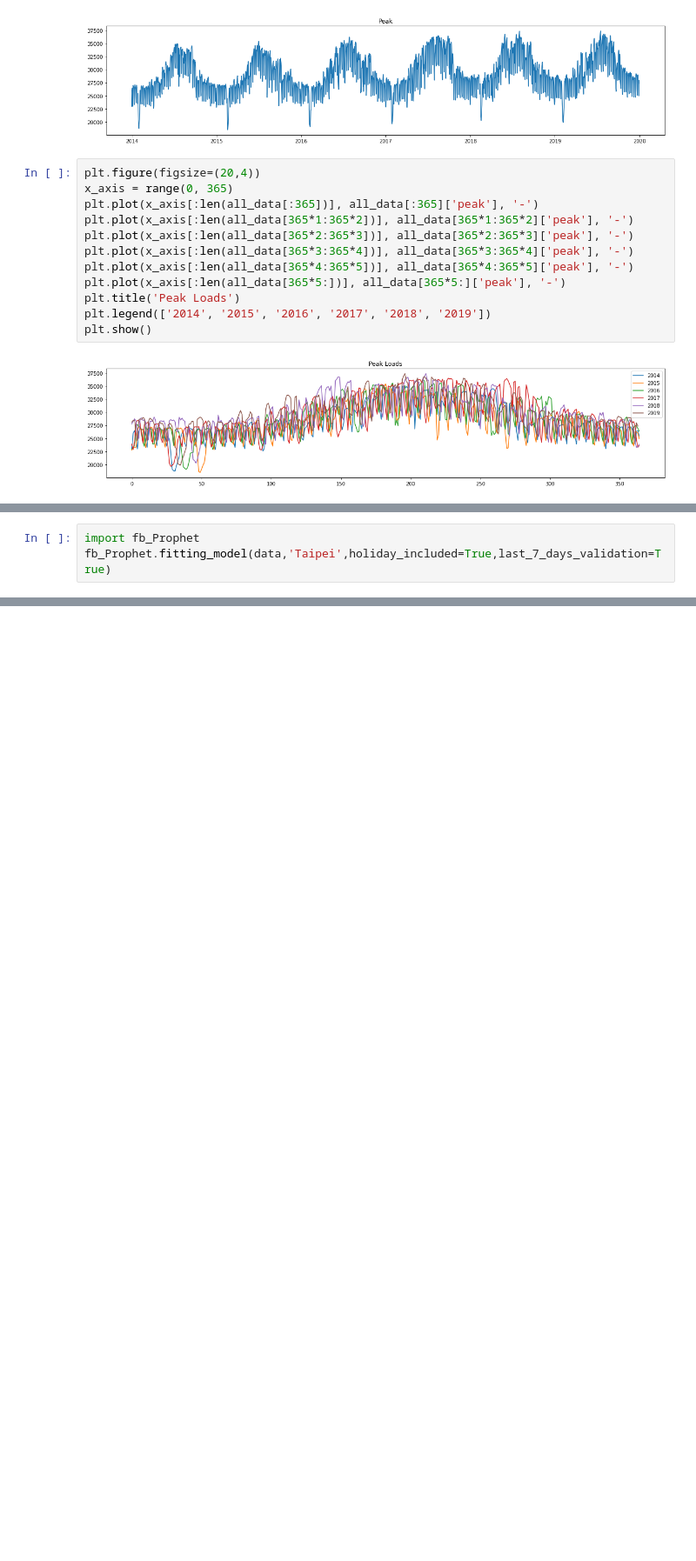
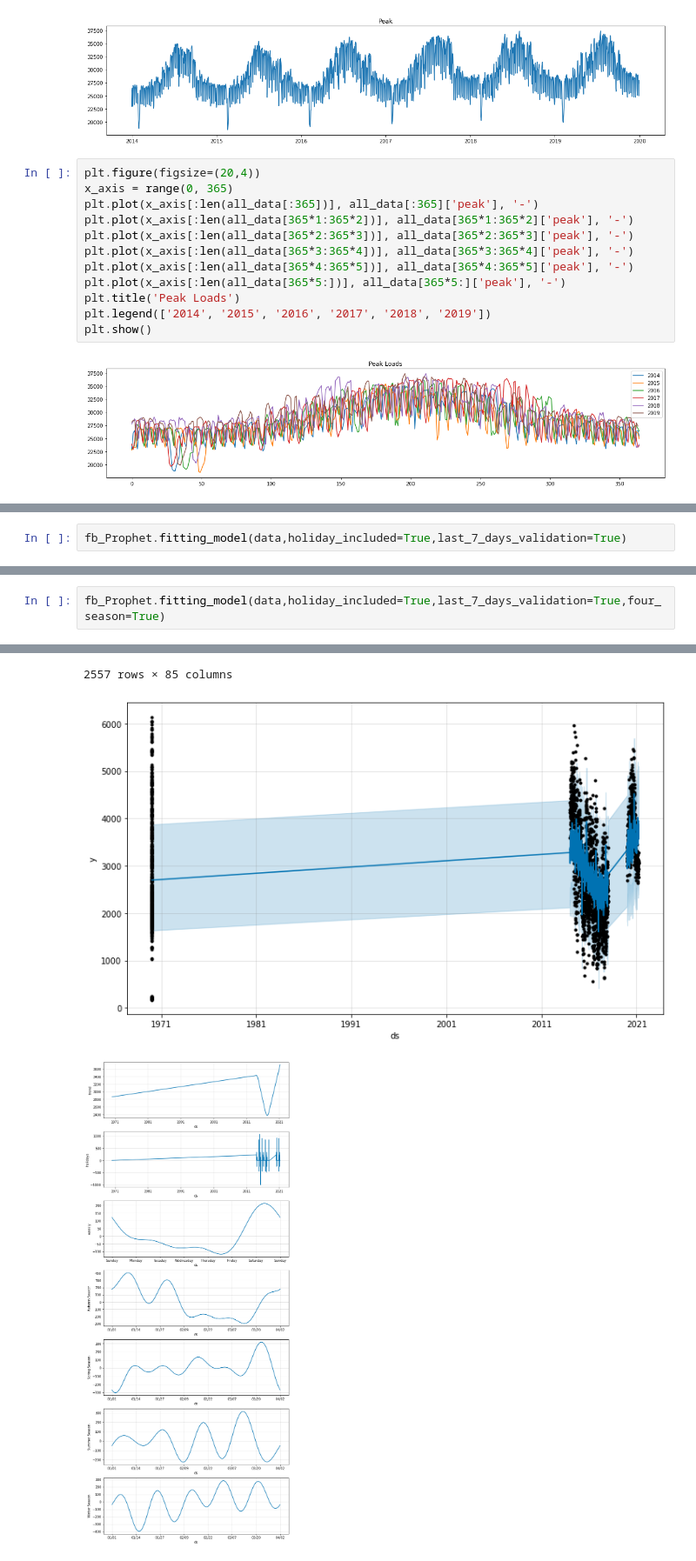
Before and after one commit to huang-me/DSAI_EletricityForecasting, a Jupyter notebook: forcast.ipynb, the cells around one changed output, grey strips where cells are left out. Shown at 87% size. Cells and saved outputs as stored; diff of their text form; blank space fills up the shorter version.

```diff
--- a/forcast.ipynb
+++ b/forcast.ipynb
@@ -171,4 +201,3 @@ data.to_csv("Testing.csv",index=False)
 # %%
-import fb_Prophet
-fb_Prophet.fitting_model(data,'Taipei',holiday_included=True,last_7_days_validation=True)
+fb_Prophet.fitting_model(data,holiday_included=True,last_7_days_validation=True)
 # %% [output]
@@ -206,0 +205,3 @@ Name: Reserve, dtype: float64
+# %%
+fb_Prophet.fitting_model(data,holiday_included=True,last_7_days_validation=True,four_season=True)
+# %% [output]
@@ -206,0 +229,3 @@ Name: Reserve, dtype: float64
+2557 rows × 85 columns
+[figure, added]
+[figure, added]
```
Also changed, not shown: parts of 5 cells of this notebook, 9 other files.
